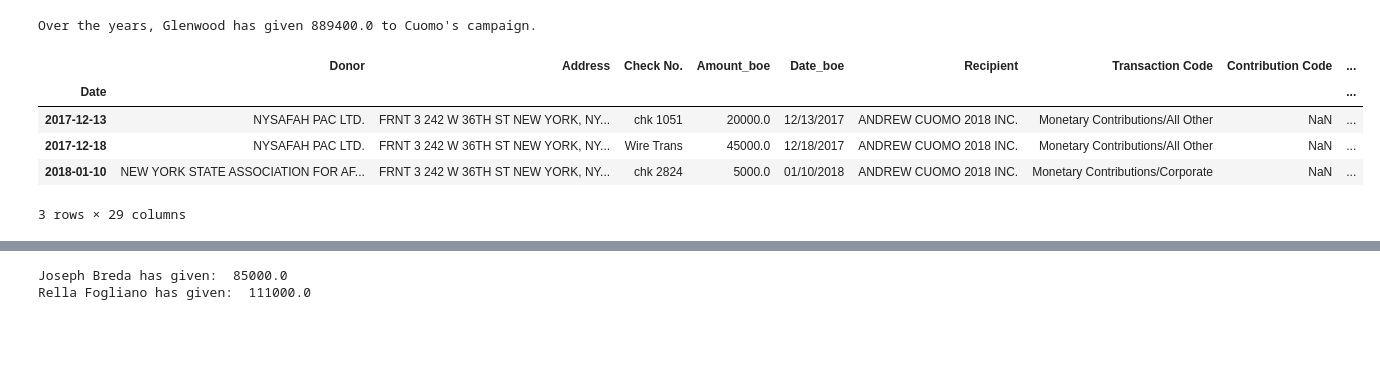
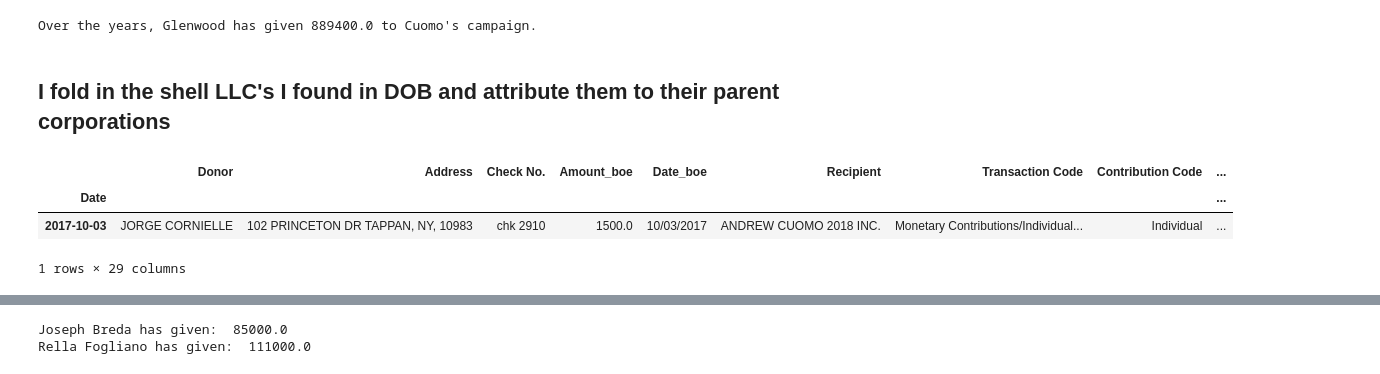
Before and after one commit to kromreig/warchest_cuomo_indy, a Jupyter notebook: Cuomo_Campaign_Finance.ipynb, the cells around one changed output, grey strips where cells are left out. Cells and saved outputs as stored; diff of their text form; code cells hidden in the pictures; blank space fills up the shorter version.

```diff
--- a/Cuomo_Campaign_Finance.ipynb
+++ b/Cuomo_Campaign_Finance.ipynb
@@ -178,0 +217,2 @@ df_warchest.loc[df_warchest['Address']=='FRNT 3 242 W 36TH ST NEW YORK, NY, 1001
+# %% [markdown]
+## I fold in the shell LLC's I found in DOB and attribute them to their parent corporations
@@ -179,16 +292,15 @@ df_warchest.loc[df_warchest['Address']=='FRNT 3 242 W 36TH ST NEW YORK, NY, 1001
 # %%
 rec_df=df_warchest['2017-01-01':]
 rec_df[rec_df['General_Industry'] == 'Uncoded'].groupby('Address')['Amount_boe'].sum().sort_values(ascending=False)
 #rec_df[(rec_df['Date_boe']=='05/30/2017')&(rec_df['General_Industry'] == 'Uncoded')].sort_values(by='Amount_boe', ascending=False)
-df_warchest[df_warchest['Address']=='FRNT 3 242 W 36TH ST NEW YORK, NY, 10018']
-#df_warchest[df_warchest['Donor'].str.contains('STGG', na=False)]
+df_warchest[df_warchest['Donor'].str.contains("JORGE", na=False)]
+#df_warchest[df_warchest['Parent_Org_or_Employer']=='Atlantic Development Group']['Amount_boe'].sum()
+#rec_df[rec_df['Date_boe']=='01/09/2017'].sort_values(by='Amount_boe', ascending=False)
 # %% [output]
 |  | Donor | Address | Check No. | Amount_boe | Date_boe | Recipient | Transaction Code | Contribution Code | ... |
 | Date |  |  |  |  |  |  |  |  | ... |
-| 2017-12-13 | NYSAFAH PAC LTD. | FRNT 3 242 W 36TH ST NEW YORK, NY... | chk 1051 | 20000.0 | 12/13/2017 | ANDREW CUOMO 2018 INC. | Monetary Contributions/All Other | NaN | ... |
-| 2017-12-18 | NYSAFAH PAC LTD. | FRNT 3 242 W 36TH ST NEW YORK, NY... | Wire Trans | 45000.0 | 12/18/2017 | ANDREW CUOMO 2018 INC. | Monetary Contributions/All Other | NaN | ... |
-| 2018-01-10 | NEW YORK STATE ASSOCIATION FOR AF... | FRNT 3 242 W 36TH ST NEW YORK, NY... | chk 2824 | 5000.0 | 01/10/2018 | ANDREW CUOMO 2018 INC. | Monetary Contributions/Corporate | NaN | ... |
+| 2017-10-03 | JORGE CORNIELLE | 102 PRINCETON DR TAPPAN, NY, 10983 | chk 2910 | 1500.0 | 10/03/2017 | ANDREW CUOMO 2018 INC. | Monetary Contributions/Individual... | Individual | ... |
-3 rows × 29 columns
+1 rows × 29 columns
 # %% [markdown]
 ## Project Compassion NY LLC
 - gave a one-time contribution of $50,000 on 12/13/2017
```
Also changed, not shown: parts of 32 cells of this notebook.
